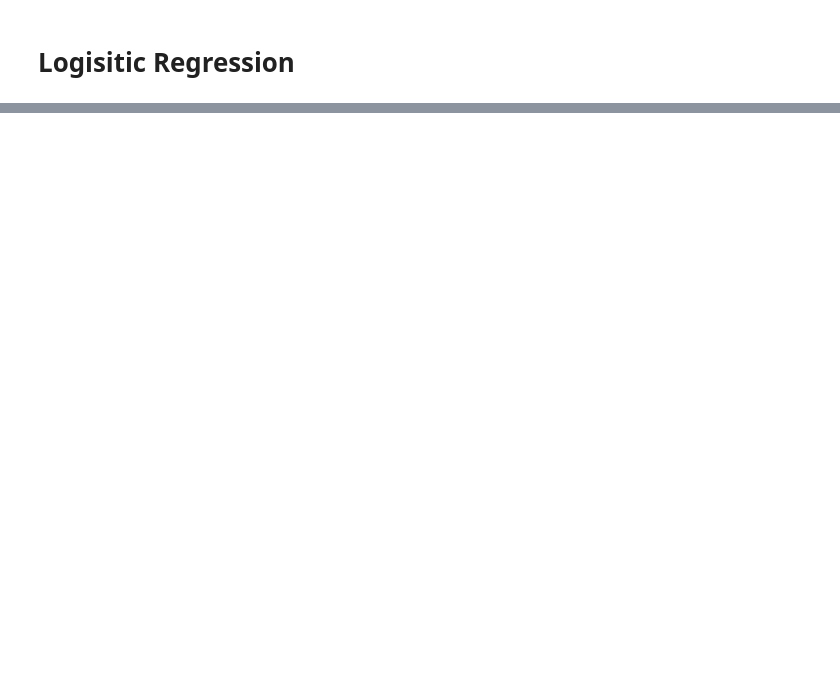
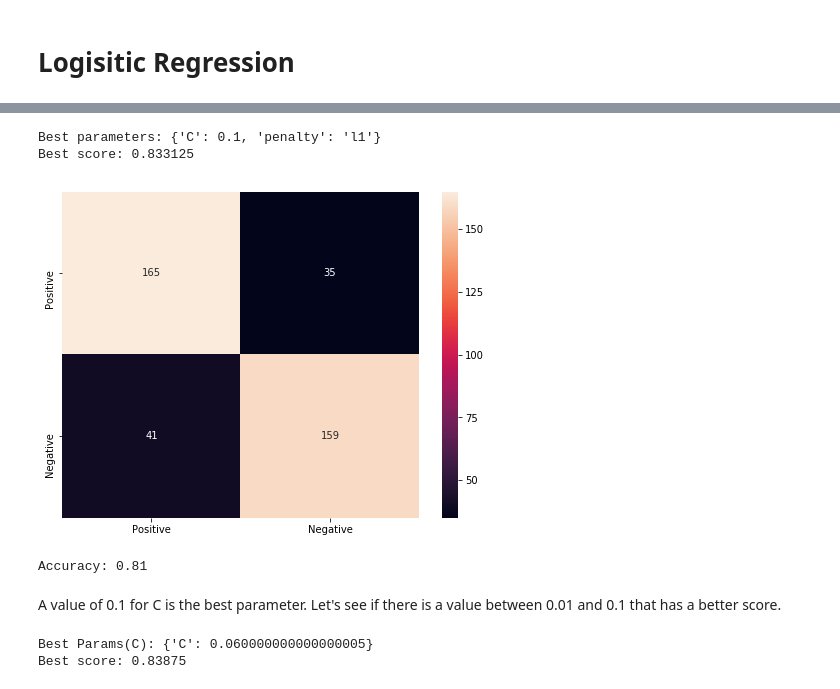
Before and after one commit to nitdip/dsc-3-final-project-online-ds-pt-100118, a Jupyter notebook: student.ipynb, the cells around one changed output, grey strips where cells are left out. Drawn from its saved outputs; the diff is of its cells as text; code cells hidden in the pictures; blank space fills up the shorter version.

```diff
--- a/student.ipynb
+++ b/student.ipynb
@@ -586,0 +530,10 @@ img1_grey_data[:, 5]
+# %%
+# create new train and test splits
+X_train, X_test, y_train, y_test = train_test_split(scaled_matrix, y, test_size=0.2, random_state=44)
+# %%
+params = {'penalty':['l1', 'l2'], 'C': [0.01, 0.1, 0.25, 0.5, 0.75, 0.99]}
+# %%
+logreg = LogisticRegression(penalty='l1')
+logreg_cv = GridSearchCV(logreg, params, cv=5)
+# %%
+logreg_cv.fit(X_train, y_train)
@@ -586,0 +550,15 @@ img1_grey_data[:, 5]
+# %%
+print(f'Best parameters: {logreg_cv.best_params_}')
+print(f'Best score: {logreg_cv.best_score_}')
+# %% [output]
+Best parameters: {'C': 0.1, 'penalty': 'l1'}
+Best score: 0.833125
+# %%
+y_pred = logreg_cv.predict(X_test)
+cm_matrix(y_test, y_pred)
+print(f'Accuracy: {logreg_cv.score(X_test, y_test)}')
+# %% [output]
+[figure, added]
+Accuracy: 0.81
+# %% [markdown]
+A value of 0.1 for C is the best parameter. Let's see if there is a value between 0.01 and 0.1 that has a better score.
@@ -586,0 +567,9 @@ img1_grey_data[:, 5]
+# %%
+logreg2 = LogisticRegression(penalty='l1')
+logreg_cv2 = GridSearchCV(logreg2, param_grid=params2, cv=5)
+logreg_cv2.fit(X_train, y_train)
+print(f'Best Params(C): {logreg_cv2.best_params_}')
+print(f'Best score: {logreg_cv2.best_score_}')
+# %% [output]
+Best Params(C): {'C': 0.060000000000000005}
+Best score: 0.83875
```
Also changed, not shown: parts of 46 cells of this notebook.
